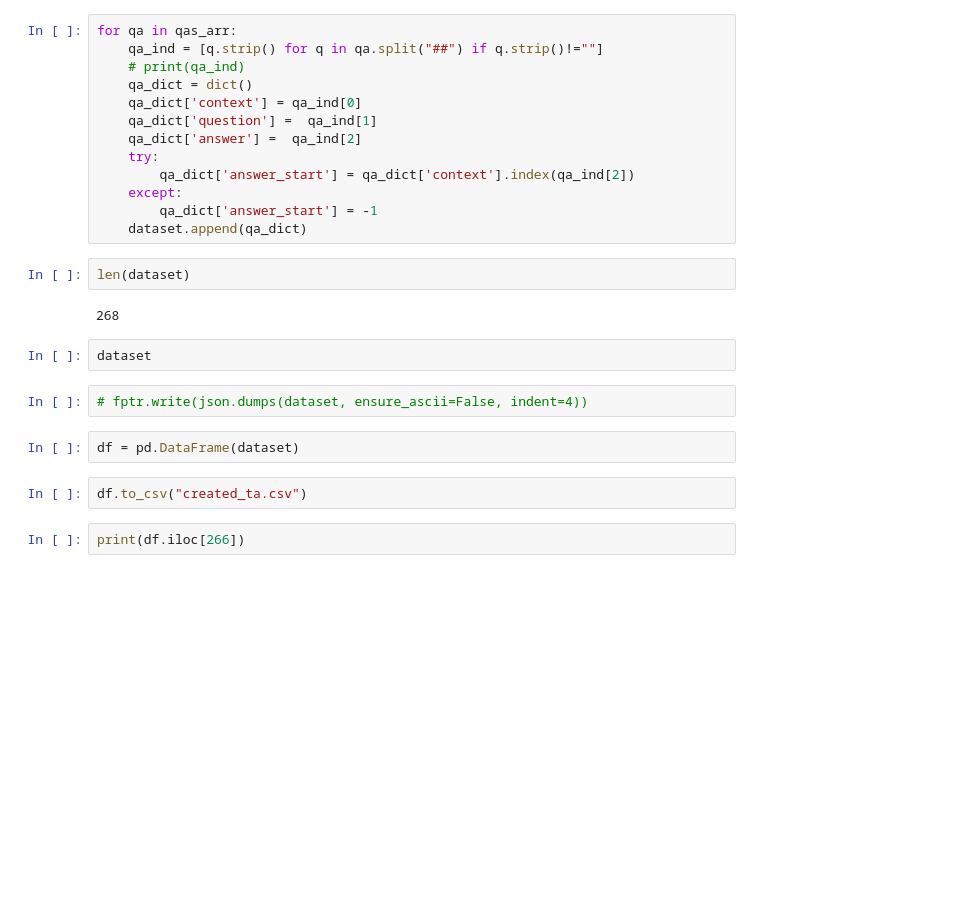
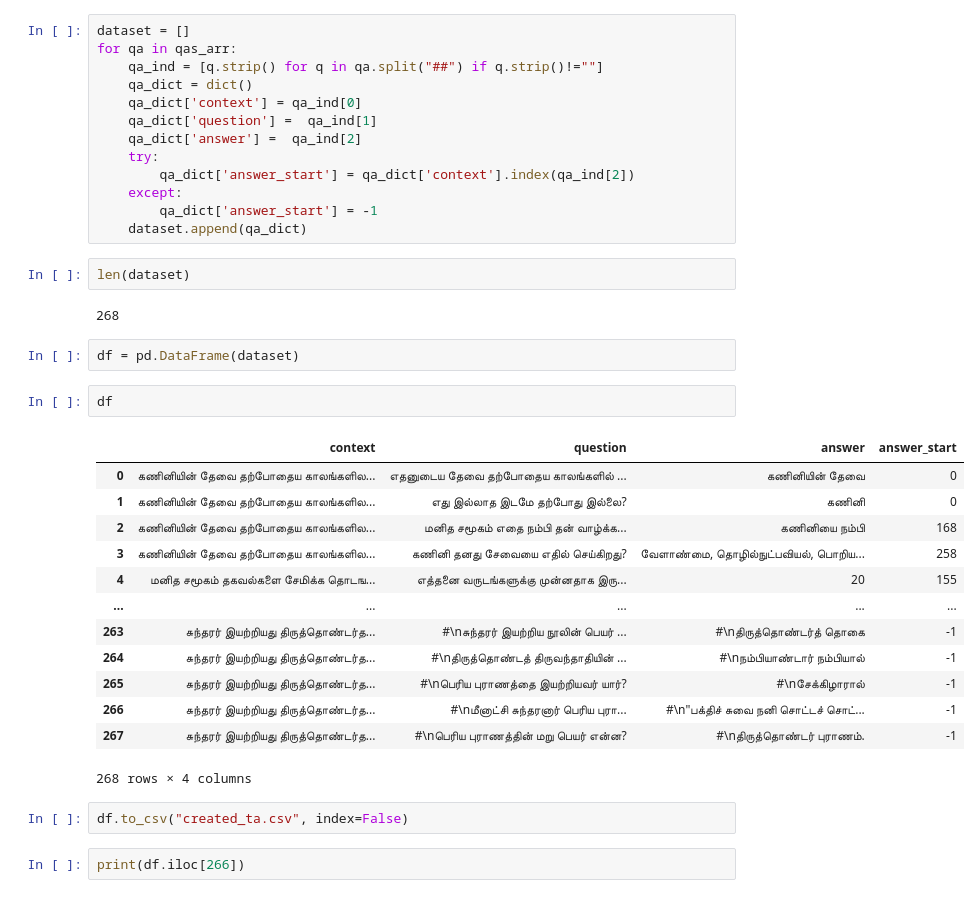
Before and after one commit to AswiN-7/ODQA, a Jupyter notebook: ODQA_utils/dataset_man.ipynb, the cells around one changed output. Cells and saved outputs as stored; diff of their text form; blank space fills up the shorter version.

```diff
--- a/ODQA_utils/dataset_man.ipynb
+++ b/ODQA_utils/dataset_man.ipynb
@@ -1791,7 +209,7 @@ dataset = []
 # %%
+dataset = []
 for qa in qas_arr:
     qa_ind = [q.strip() for q in qa.split("##") if q.strip()!=""]
-    # print(qa_ind)
     qa_dict = dict()
     qa_dict['context'] = qa_ind[0]
     qa_dict['question'] =  qa_ind[1]
@@ -1805,14 +223,26 @@ for qa in qas_arr:
 len(dataset)
 # %% [output]
 268
-# %%
-dataset
-# %%
-# fptr.write(json.dumps(dataset, ensure_ascii=False, indent=4))
 # %%
 df = pd.DataFrame(dataset)
+# %%
+df
+# %% [output]
+|  | context | question | answer | answer_start |
+| 0 | கணினியின் தேவை தற்போதைய காலங்களில... | எதனுடைய தேவை தற்போதைய காலங்களில் ... | கணினியின் தேவை | 0 |
+| 1 | கணினியின் தேவை தற்போதைய காலங்களில... | எது இல்லாத இடமே தற்போது இல்லை? | கணினி | 0 |
+| 2 | கணினியின் தேவை தற்போதைய காலங்களில... | மனித சமூகம் எதை நம்பி தன் வாழ்க்க... | கணினியை நம்பி | 168 |
+| 3 | கணினியின் தேவை தற்போதைய காலங்களில... | கணினி தனது சேவையை எதில் செய்கிறது? | வேளாண்மை, தொழில்நுட்பவியல், பொறிய... | 258 |
+| 4 | மனித சமூகம் தகவல்களை சேமிக்க தொடங... | எத்தனை வருடங்களுக்கு முன்னதாக இரு... | 20 | 155 |
+| ... | ... | ... | ... | ... |
+| 263 | சுந்தரர் இயற்றியது திருத்தொண்டர்த... | #\nசுந்தரர் இயற்றிய நூலின் பெயர் ... | #\nதிருத்தொண்டர்த் தொகை | -1 |
+| 264 | சுந்தரர் இயற்றியது திருத்தொண்டர்த... | #\nதிருத்தொண்டத் திருவந்தாதியின் ... | #\nநம்பியாண்டார் நம்பியால் | -1 |
+| 265 | சுந்தரர் இயற்றியது திருத்தொண்டர்த... | #\nபெரிய புராணத்தை இயற்றியவர் யார்? | #\nசேக்கிழாரால் | -1 |
+| 266 | சுந்தரர் இயற்றியது திருத்தொண்டர்த... | #\nமீனாட்சி சுந்தரனார் பெரிய புரா... | #\n"பக்திச் சுவை நனி சொட்டச் சொட்... | -1 |
+| 267 | சுந்தரர் இயற்றியது திருத்தொண்டர்த... | #\nபெரிய புராணத்தின் மறு பெயர் என்ன? | #\nதிருத்தொண்டர் புராணம். | -1 |
+268 rows × 4 columns
 # %%
-df.to_csv("created_ta.csv")
+df.to_csv("created_ta.csv", index=False)
 # %%
 print(df.iloc[266])
 # %% [output]
```
Also changed, not shown: parts of 6 cells of this notebook, 27 other files.
